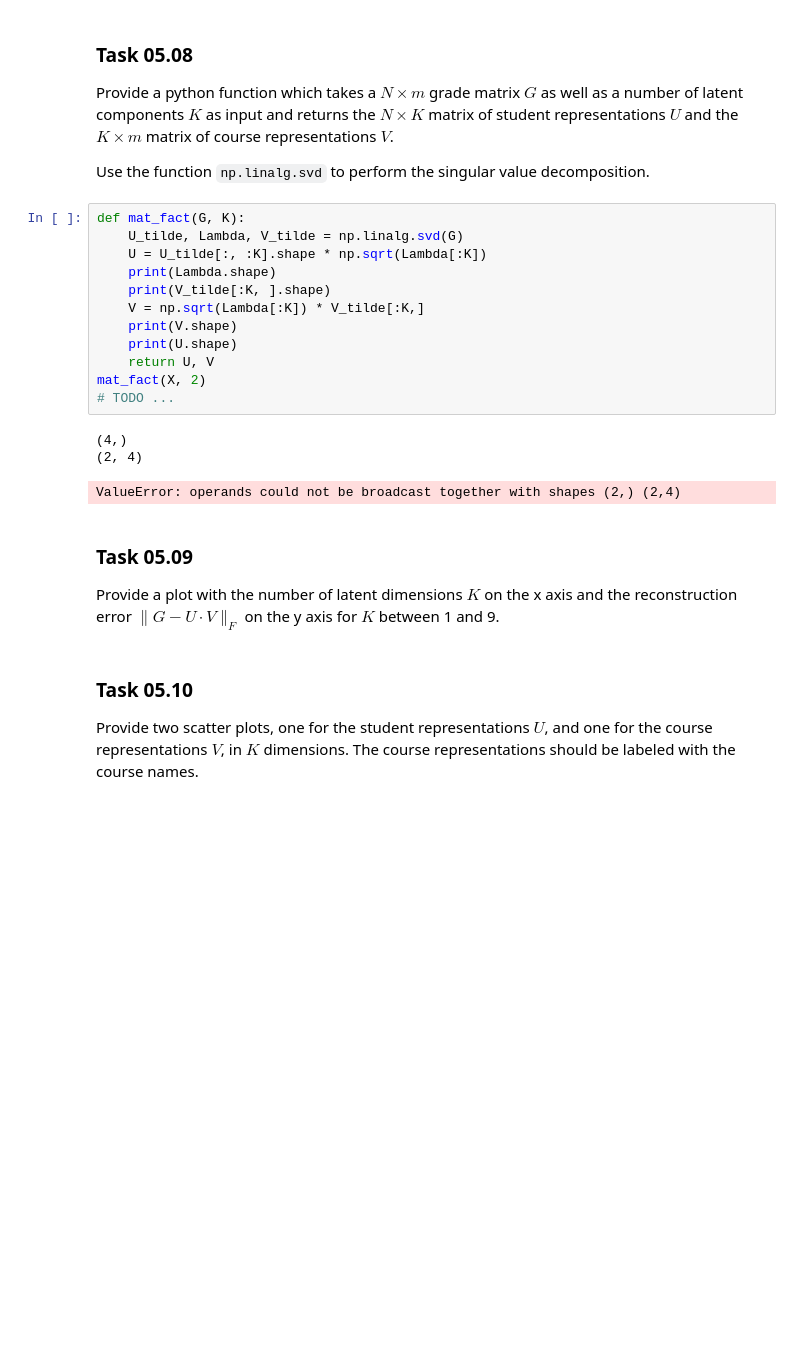
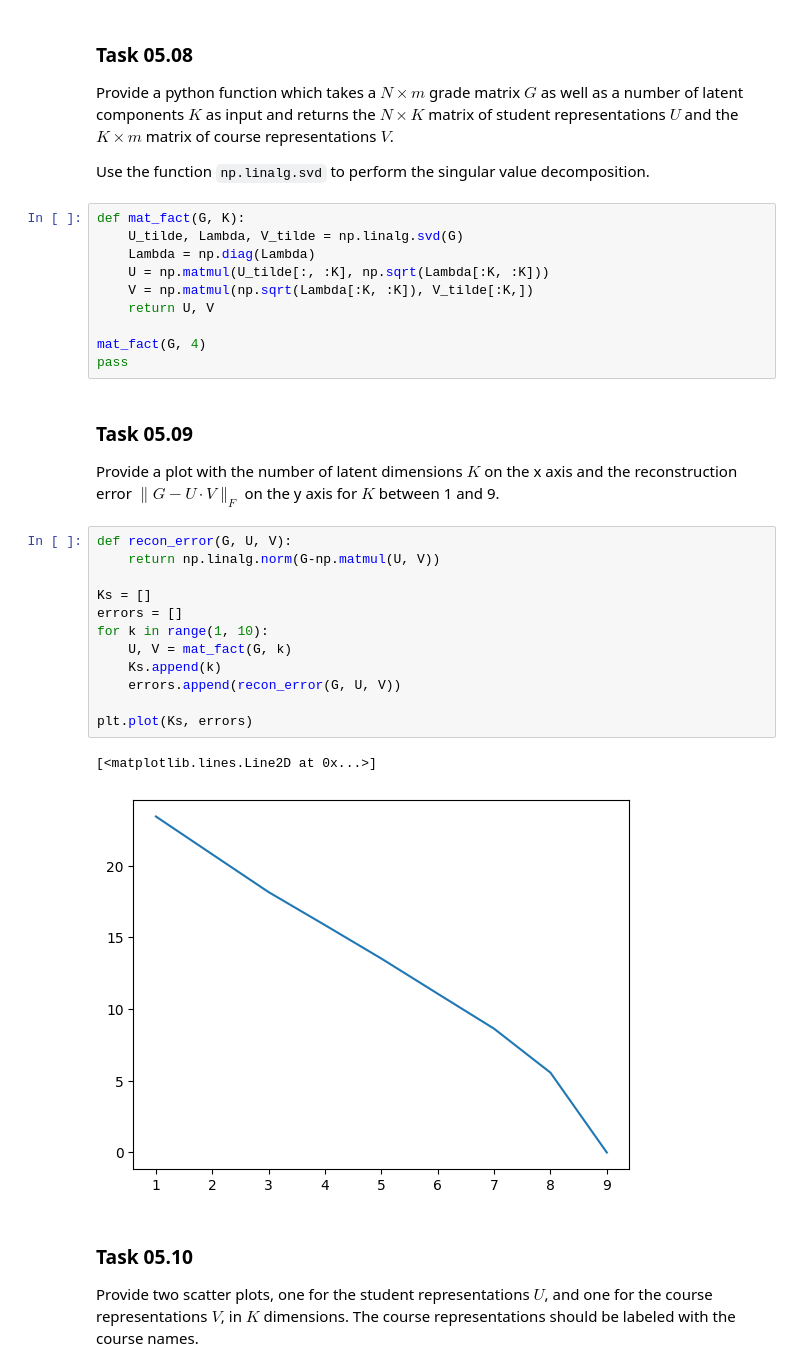
Before and after one commit to sachinskss/dataminingEx, a Jupyter notebook: sheet05_lukas.ipynb, the cells around one changed output. Drawn from its saved outputs; the diff is of its cells as text; blank space fills up the shorter version.

```diff
--- a/sheet05_lukas.ipynb
+++ b/sheet05_lukas.ipynb
@@ -293,23 +293,32 @@ Use the function `np.linalg.svd` to perform the singular value decomposition.
 # %%
 def mat_fact(G, K):
     U_tilde, Lambda, V_tilde = np.linalg.svd(G)
-    U = U_tilde[:, :K].shape * np.sqrt(Lambda[:K])
-    print(Lambda.shape)
-    print(V_tilde[:K, ].shape)
-    V = np.sqrt(Lambda[:K]) * V_tilde[:K,]
-    print(V.shape)
-    print(U.shape)
+    Lambda = np.diag(Lambda)
+    U = np.matmul(U_tilde[:, :K], np.sqrt(Lambda[:K, :K]))
+    V = np.matmul(np.sqrt(Lambda[:K, :K]), V_tilde[:K,])
     return U, V
-mat_fact(X, 2)
-# TODO ...
+
+mat_fact(G, 4)
+pass
-# %% [output]
-(4,)
-(2, 4)
-ValueError: operands could not be broadcast together with shapes (2,) (2,4)
 # %% [markdown]
 ### Task 05.09
 
 Provide a plot with the number of latent dimensions $K$ on the x axis and the reconstruction error $\lVert G - U \cdot V \rVert_F$ on the y axis for $K$ between 1 and 9.
+# %%
+def recon_error(G, U, V):
+    return np.linalg.norm(G-np.matmul(U, V))
+
+Ks = []
+errors = []
+for k in range(1, 10):
+    U, V = mat_fact(G, k)
+    Ks.append(k)
+    errors.append(recon_error(G, U, V))
+
+plt.plot(Ks, errors)
+# %% [output]
+[<matplotlib.lines.Line2D at 0x...>]
+[figure, added]
 # %% [markdown]
 ### Task 05.10
 
```
Also changed, not shown: parts of 3 cells of this notebook.
